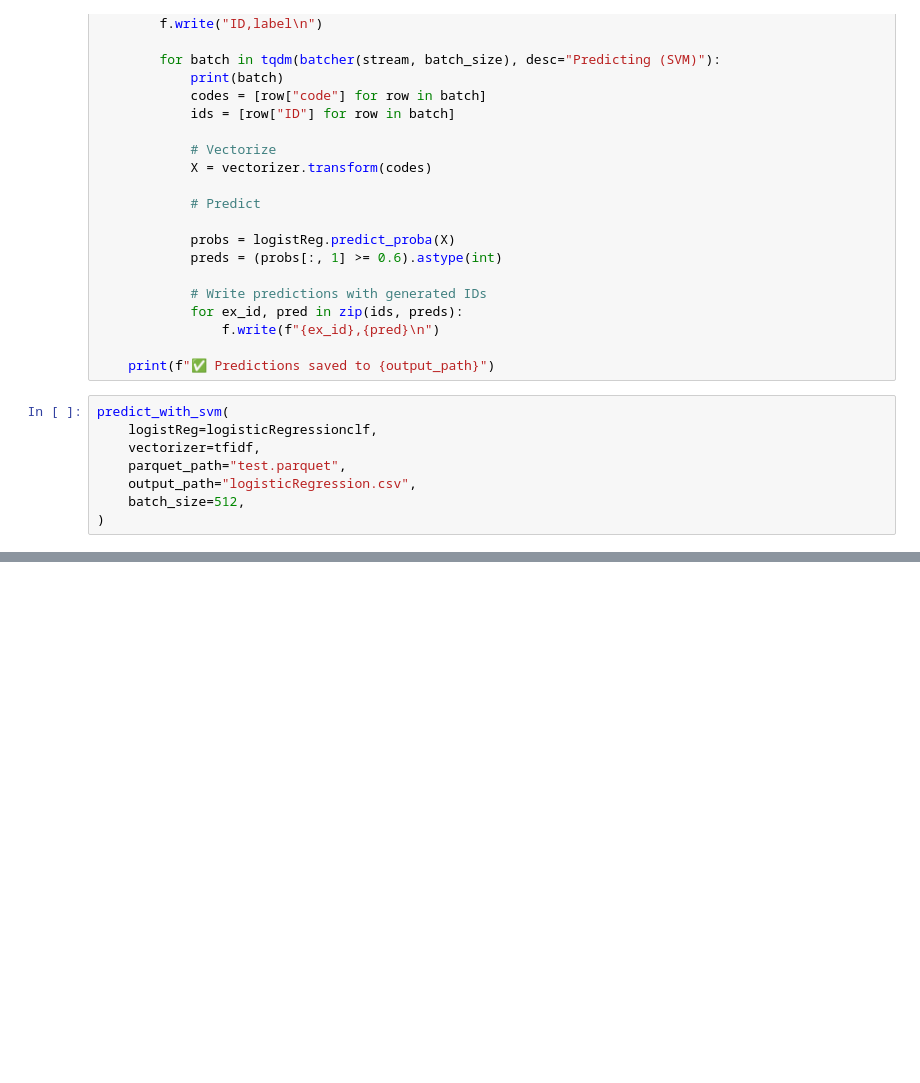
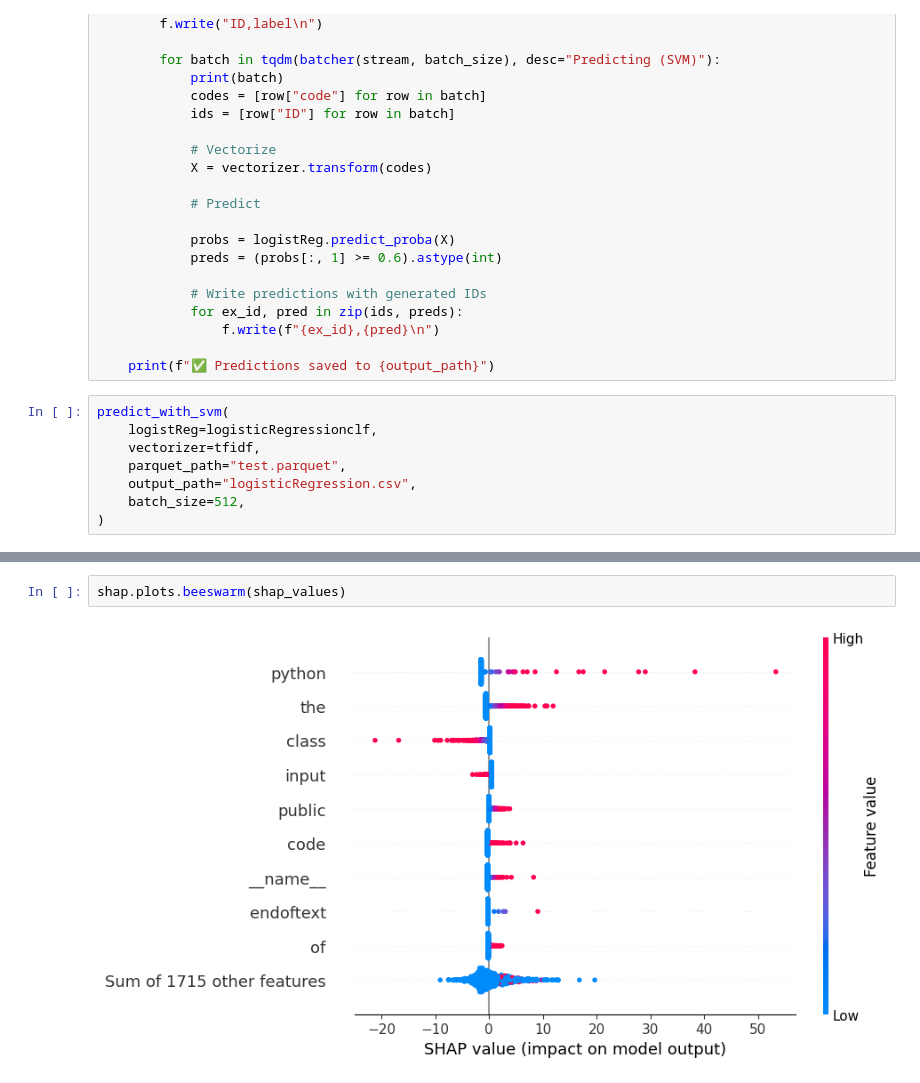
Before and after one commit to azheraly/semEval_2026, a Jupyter notebook: task_a/semeval-2026-task13-a-machine-learning-models.ipynb, the cells around one changed output, grey strips where cells are left out. Drawn from its saved outputs; the diff is of its cells as text; blank space fills up the shorter version.

```diff
--- a/task_a/semeval-2026-task13-a-machine-learning-models.ipynb
+++ b/task_a/semeval-2026-task13-a-machine-learning-models.ipynb
@@ -617,0 +719,4 @@ predict_with_svm(
+# %%
+shap.plots.beeswarm(shap_values)
+# %% [output]
+[figure, added]
```
Also changed, not shown: parts of 15 cells of this notebook, 25 other files.
